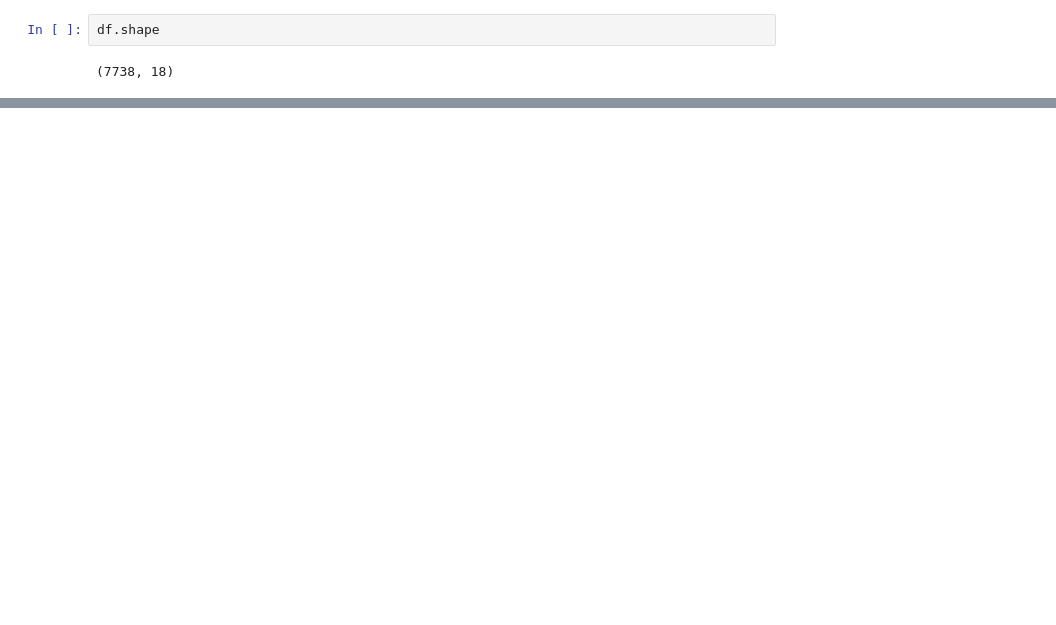
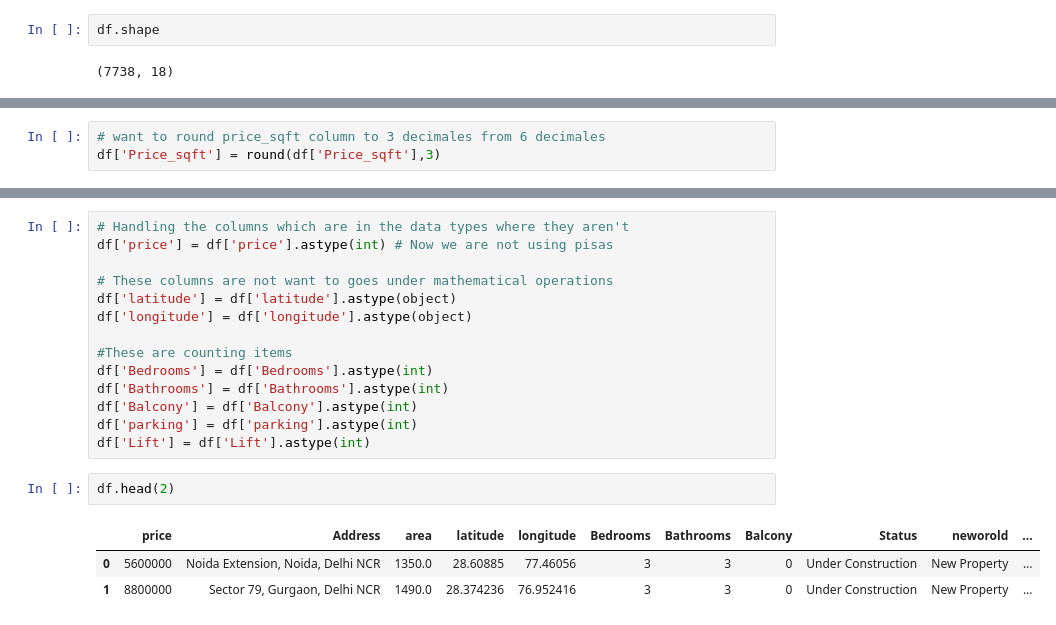
Before and after one commit to Karthik5412/Data-Cleaning, a Jupyter notebook: delhi_data.ipynb, the cells around one changed output, grey strips where cells are left out. Cells and saved outputs as stored; diff of their text form; blank space fills up the shorter version.

```diff
--- a/delhi_data.ipynb
+++ b/delhi_data.ipynb
@@ -46,0 +293,3 @@ array(['Under Construction', 'Ready to Move', nan], dtype=object)
+# %%
+# want to round price_sqft column to 3 decimales from 6 decimales
+df['Price_sqft'] = round(df['Price_sqft'],3)
@@ -46,0 +335,20 @@ array(['Under Construction', 'Ready to Move', nan], dtype=object)
+# %%
+# Handling the columns which are in the data types where they aren't
+df['price'] = df['price'].astype(int) # Now we are not using pisas
+
+# These columns are not want to goes under mathematical operations
+df['latitude'] = df['latitude'].astype(object)
+df['longitude'] = df['longitude'].astype(object)
+
+#These are counting items
+df['Bedrooms'] = df['Bedrooms'].astype(int)
+df['Bathrooms'] = df['Bathrooms'].astype(int)
+df['Balcony'] = df['Balcony'].astype(int)
+df['parking'] = df['parking'].astype(int)
+df['Lift'] = df['Lift'].astype(int)
+# %%
+df.head(2)
+# %% [output]
+|  | price | Address | area | latitude | longitude | Bedrooms | Bathrooms | Balcony | Status | neworold | ... |
+| 0 | 5600000 | Noida Extension, Noida, Delhi NCR | 1350.0 | 28.60885 | 77.46056 | 3 | 3 | 0 | Under Construction | New Property | ... |
+| 1 | 8800000 | Sector 79, Gurgaon, Delhi NCR | 1490.0 | 28.374236 | 76.952416 | 3 | 3 | 0 | Under Construction | New Property | ... |
```
Also changed, not shown: parts of 57 cells of this notebook.
